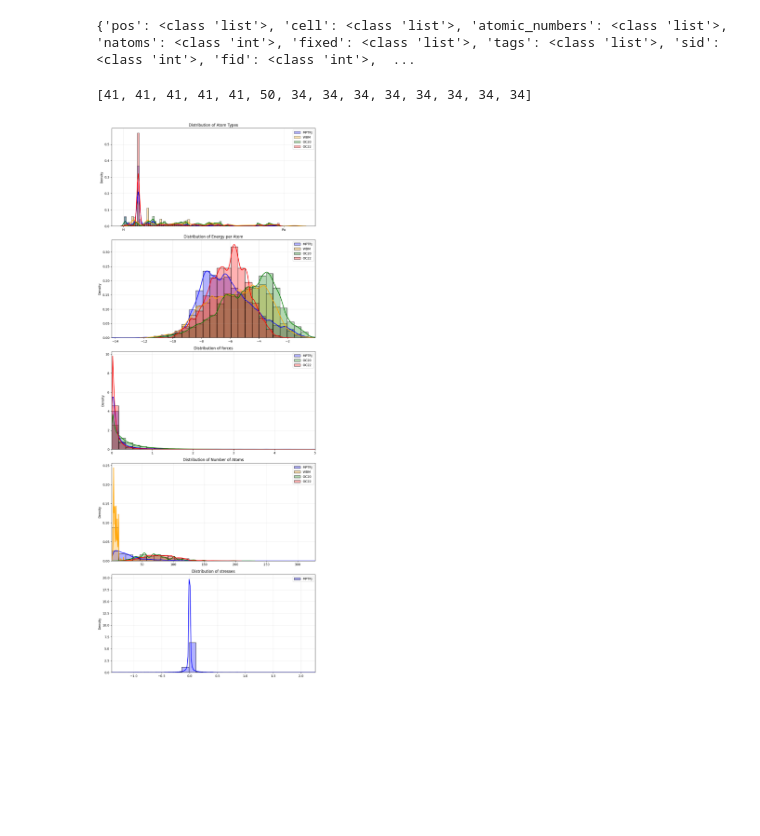
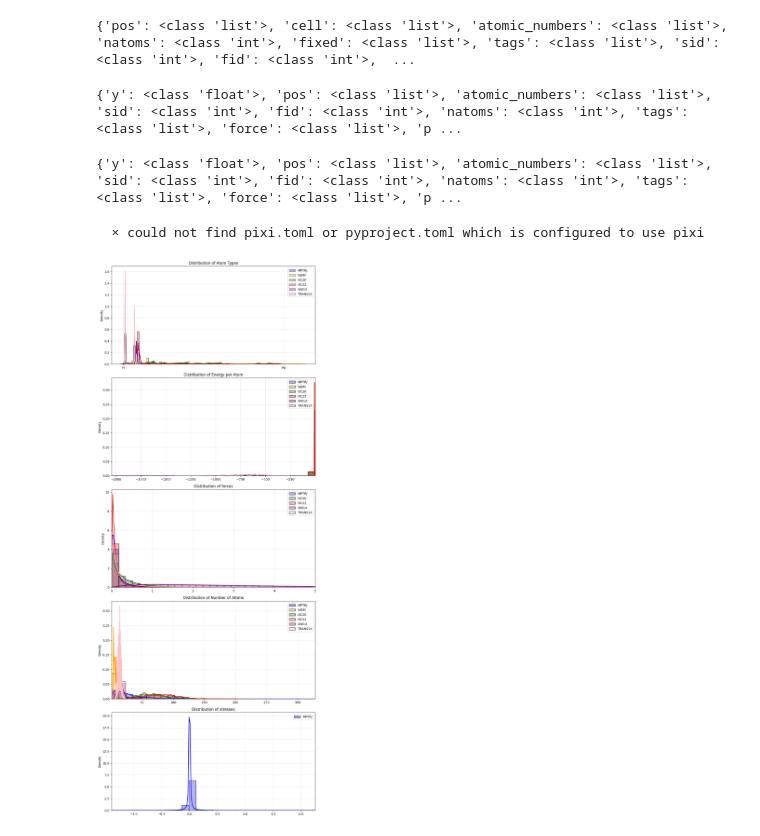
Before and after one commit to nimashoghi/jmp-backbone, a Jupyter notebook: notebooks/paper-figures/distributions-all.ipynb, the cells around one changed output. Saved outputs shown, nothing was run; the diff lists cells and outputs as text; code cells hidden in the pictures; blank space fills up the shorter version.

```diff
--- a/notebooks/paper-figures/distributions-all.ipynb
+++ b/notebooks/paper-figures/distributions-all.ipynb
@@ -118,10 +118,38 @@ stats["oc22"] = process(
 )
 # %% [output]
 {'pos': <class 'list'>, 'cell': <class 'list'>, 'atomic_numbers': <class 'list'>, 'natoms': <class 'int'>, 'fixed': <class 'list'>, 'tags': <class 'list'>, 'sid': <class 'int'>, 'fid': <class 'int'>,  ...
-# %%
-stats["mptrj"]["atomic_numbers"][0]
-# %% [output]
-[41, 41, 41, 41, 41, 50, 34, 34, 34, 34, 34, 34, 34, 34]
+# %%
+stats["ani1x"] = process(
+    "nimashoghi/ani1x",
+    id_column="sid",
+    natoms_column="natoms",
+    atomic_numbers_column="atomic_numbers",
+    energy_column="y",
+    force_column="force",
+    stress_column=None,
+)
+# %% [output]
+{'y': <class 'float'>, 'pos': <class 'list'>, 'atomic_numbers': <class 'list'>, 'sid': <class 'int'>, 'fid': <class 'int'>, 'natoms': <class 'int'>, 'tags': <class 'list'>, 'force': <class 'list'>, 'p ...
+# %%
+stats["trans1x"] = process(
+    "nimashoghi/transition1x",
+    id_column="sid",
+    natoms_column="natoms",
+    atomic_numbers_column="atomic_numbers",
+    energy_column="y",
+    force_column="force",
+    stress_column=None,
+)
+# %% [output]
+{'y': <class 'float'>, 'pos': <class 'list'>, 'atomic_numbers': <class 'list'>, 'sid': <class 'int'>, 'fid': <class 'int'>, 'natoms': <class 'int'>, 'tags': <class 'list'>, 'force': <class 'list'>, 'p ...
+# %%
+import pickle
+
+!mkdir -p /mnt/shared/jmp-distributions-all-10-28
+with open("/mnt/shared/jmp-distributions-all-10-28/stats.pkl", "wb") as f:
+    pickle.dump(stats, f)
+# %% [output]
+  × could not find pixi.toml or pyproject.toml which is configured to use pixi
 # %%
 import matplotlib.pyplot as plt
 import numpy as np
@@ -266,31 +294,33 @@ def plot_all_stats_distributions(
 
             # Set the plot limits
             ax.set_xlim(plot_min, plot_max)
 
         # Set axis labels and title
         ax.set_title(f"Distribution of {name_mapping.get(key,key)}")
         ax.legend()
         ax.grid(True, alpha=0.3)
 
     plt.tight_layout()
     plt.show()
 
 
 # Example usage:
 plot_all_stats_distributions(
     stats,
     colors={
         "mptrj": "blue",
         "wbm": "orange",
+        "ani1x": "purple",
+        "trans1x": "pink",
         "oc20": "green",
         "oc22": "red",
     },
     name_mapping={
         "natoms": "Number of Atoms",
         "atomic_numbers": "Atom Types",
         "energies": "Energy per Atom",
     },
     ranges={"forces": (0.0, 5.0)},  # Restrict forces plot to range [0, 5]
 )
 # %% [output]
-[figure, old version]
+[figure, new version]
```
